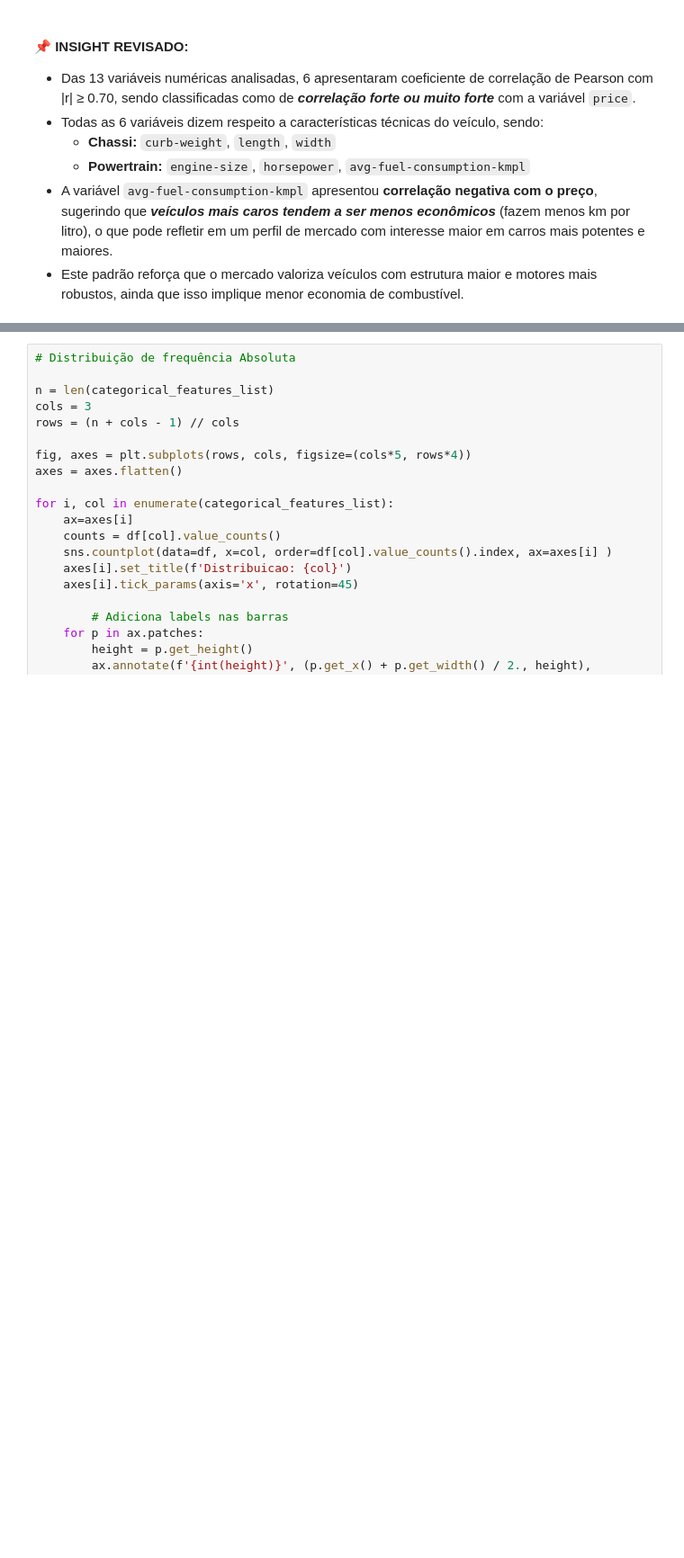
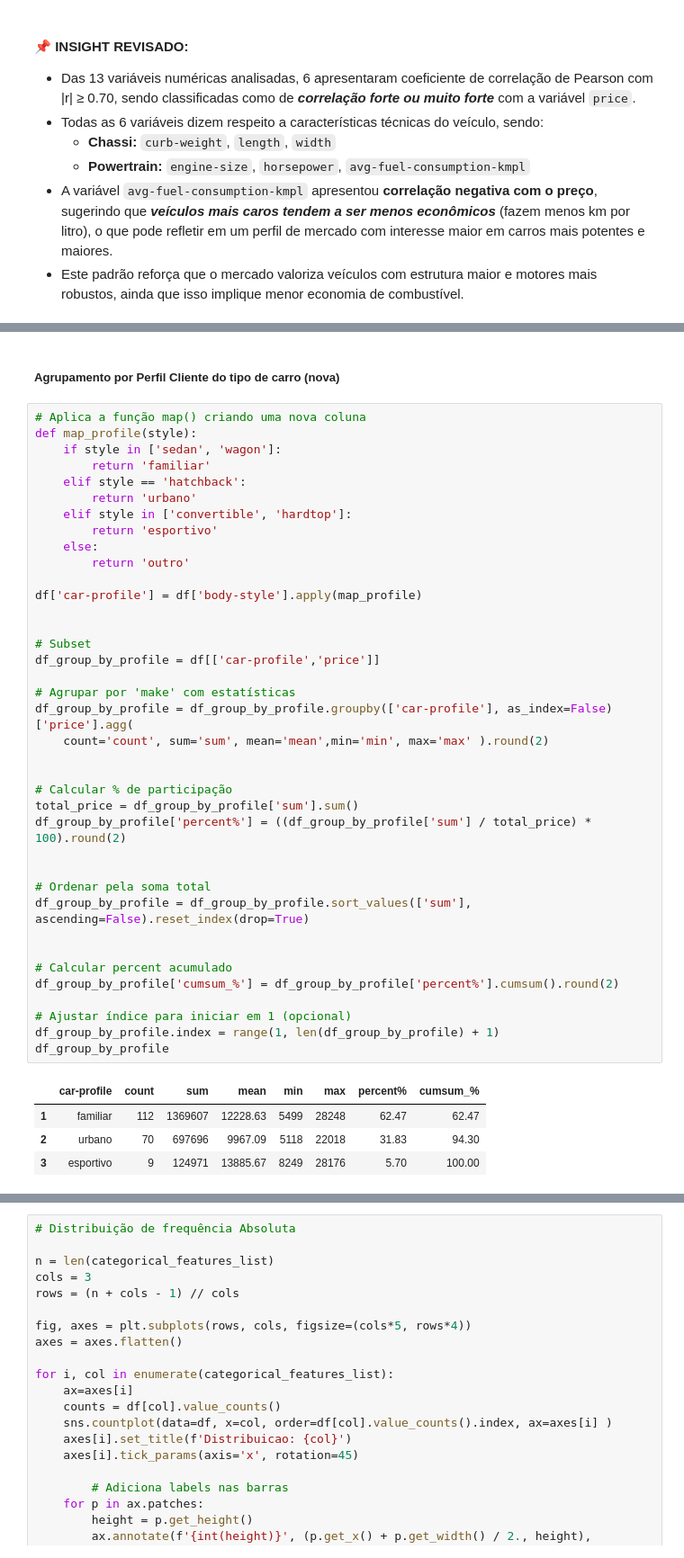
Before and after one commit to reynancs/car_price_prediction, a Jupyter notebook: notebooks/2.1-rc-eda-cleaned.ipynb, the cells around one changed output, grey strips where cells are left out. Shown at 90% size. Saved outputs shown, nothing was run; the diff lists cells and outputs as text; blank space fills up the shorter version.

```diff
--- a/notebooks/2.1-rc-eda-cleaned.ipynb
+++ b/notebooks/2.1-rc-eda-cleaned.ipynb
@@ -269,3 +368,48 @@ plt.show()
+# %% [markdown]
+##### Agrupamento por Perfil Cliente do tipo de carro (nova)
+# %%
+# Aplica a função map() criando uma nova coluna
+def map_profile(style):
+    if style in ['sedan', 'wagon']:
+        return 'familiar'
+    elif style == 'hatchback':
+        return 'urbano'
+    elif style in ['convertible', 'hardtop']:
+        return 'esportivo'
+    else:
+        return 'outro'
+
+df['car-profile'] = df['body-style'].apply(map_profile)
+
+
+# Subset
+df_group_by_profile = df[['car-profile','price']]
+
+# Agrupar por 'make' com estatísticas
+df_group_by_profile = df_group_by_profile.groupby(['car-profile'], as_index=False)['price'].agg(
+    count='count', sum='sum', mean='mean',min='min', max='max' ).round(2)
+
+
+# Calcular % de participação
+total_price = df_group_by_profile['sum'].sum()
+df_group_by_profile['percent%'] = ((df_group_by_profile['sum'] / total_price) * 100).round(2)
+
+
+# Ordenar pela soma total
+df_group_by_profile = df_group_by_profile.sort_values(['sum'], ascending=False).reset_index(drop=True)
+
+
+# Calcular percent acumulado
+df_group_by_profile['cumsum_%'] = df_group_by_profile['percent%'].cumsum().round(2)
+
+# Ajustar índice para iniciar em 1 (opcional)
+df_group_by_profile.index = range(1, len(df_group_by_profile) + 1)
+df_group_by_profile
+# %% [output]
+|  | car-profile | count | sum | mean | min | max | percent% | cumsum_% |
+| 1 | familiar | 112 | 1369607 | 12228.63 | 5499 | 28248 | 62.47 | 62.47 |
+| 2 | urbano | 70 | 697696 | 9967.09 | 5118 | 22018 | 31.83 | 94.30 |
+| 3 | esportivo | 9 | 124971 | 13885.67 | 8249 | 28176 | 5.70 | 100.00 |
 # %%
 # Seleciona as variáveis categóricas ´object´ em lista
 categorical_features_list = df.select_dtypes(include=['object']).columns.to_list()
```
Also changed, not shown: parts of 13 cells of this notebook, 3 other files.
